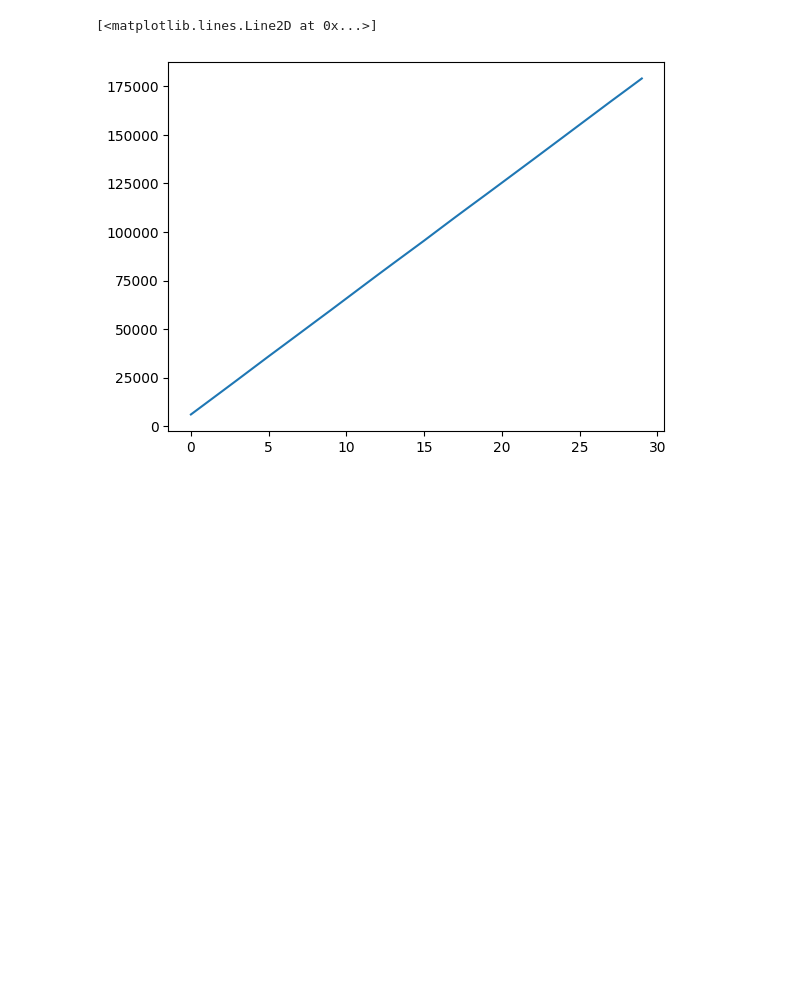
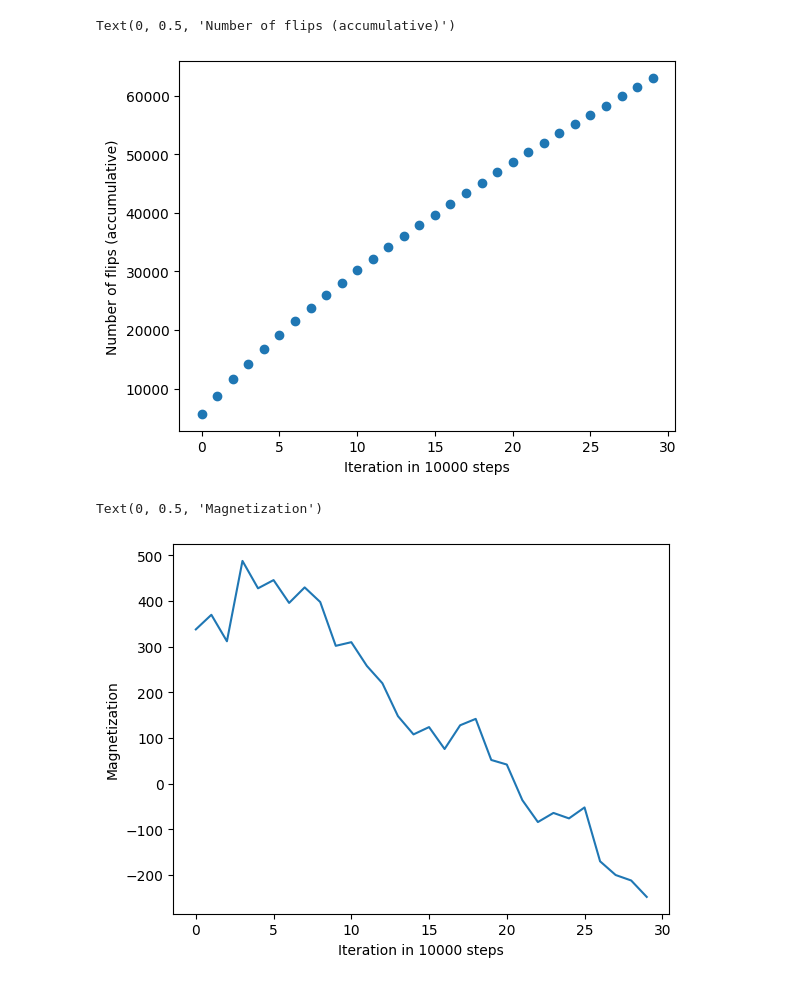
Before and after one commit to alexburg14/Ising-Model, a Jupyter notebook: first_test.ipynb, the cells around one changed output. Saved outputs shown, nothing was run; the diff lists cells and outputs as text; code cells hidden in the pictures; blank space fills up the shorter version.

```diff
--- a/first_test.ipynb
+++ b/first_test.ipynb
@@ -133,5 +127,14 @@ for i in range(iteration_times):
 # %%
-plt.plot(np.arange(iteration_times),count_list)
+plt.plot(np.arange(iteration_times),count_list, "o")
+plt.xlabel('Iteration in 10000 steps')
+plt.ylabel('Number of flips (accumulative)')
 # %% [output]
-[<matplotlib.lines.Line2D at 0x...>]
+Text(0, 0.5, 'Number of flips (accumulative)')
-[figure, old version]
+[figure, new version]
+# %%
+plt.plot(np.arange(iteration_times),mag_list)
+plt.xlabel('Iteration in 10000 steps')
+plt.ylabel('Magnetization')
+# %% [output]
+Text(0, 0.5, 'Magnetization')
+[figure, added]
```
Also changed, not shown: parts of 16 cells of this notebook, 32 other files.
